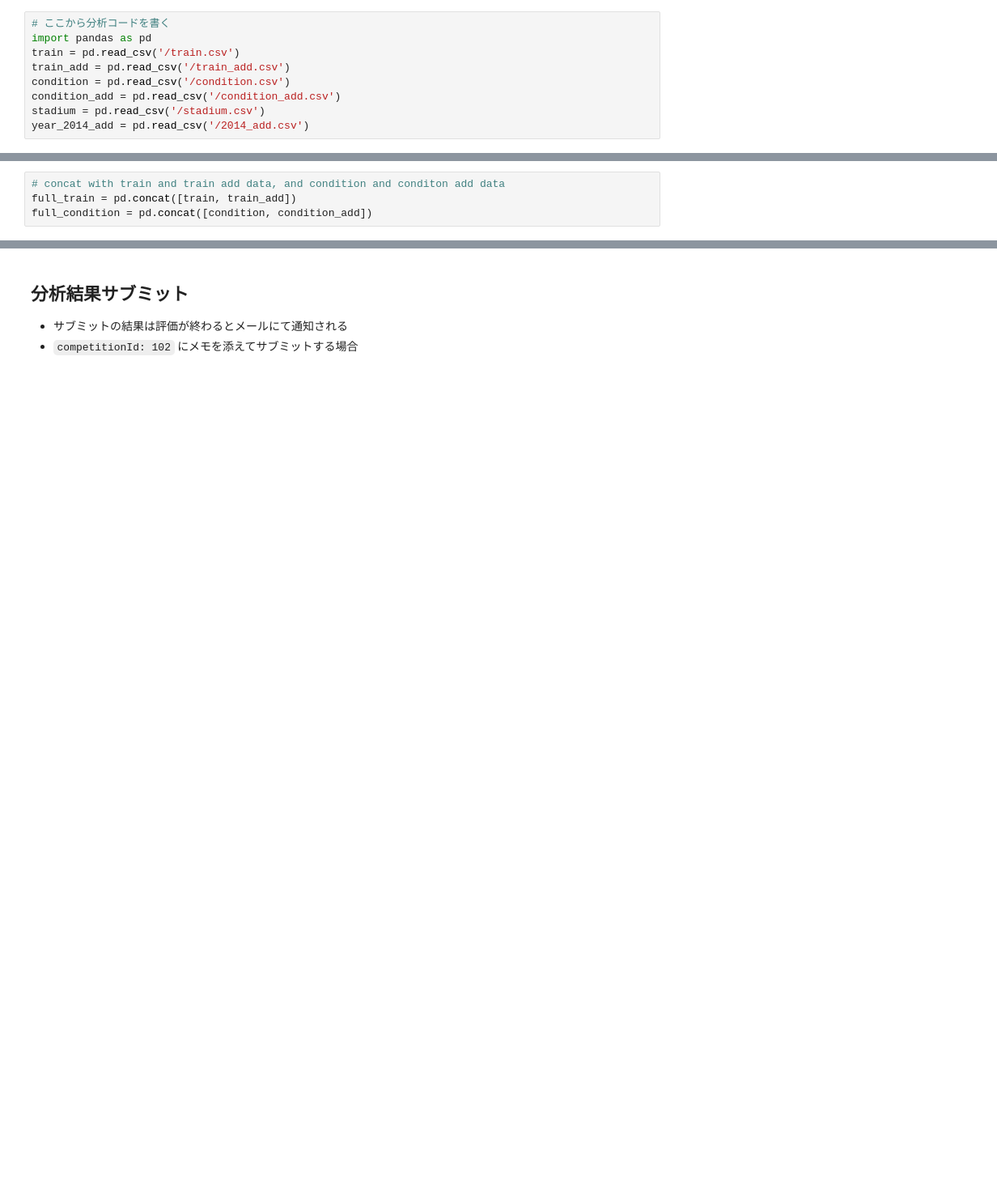
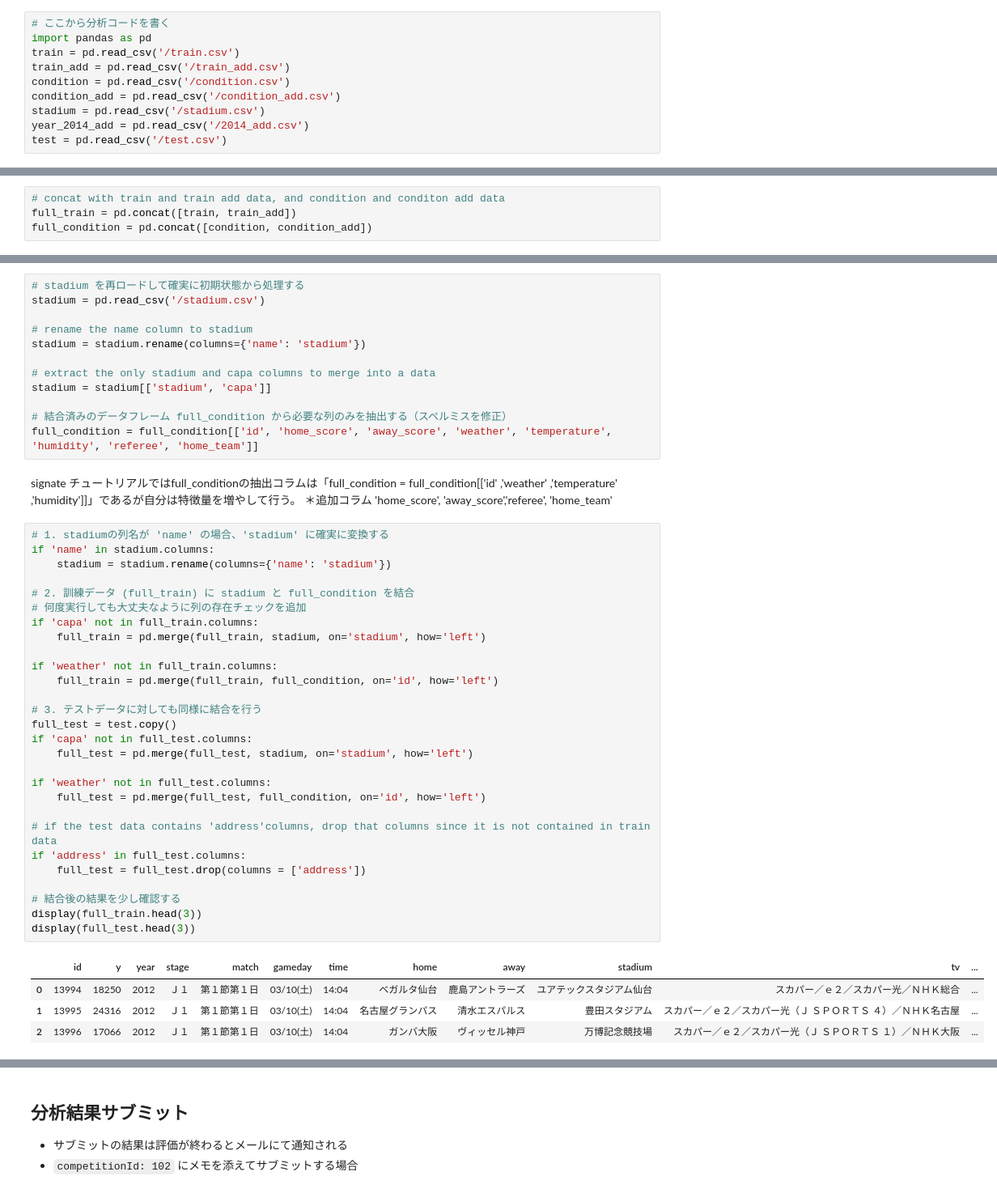
Before and after one commit to abaziri/signate-Jleague, a Jupyter notebook: tutorials/SIGNATE_Tutorial_for_Colaboratory.ipynb, the cells around one changed output, grey strips where cells are left out. Shown at 81% size. Saved outputs shown, nothing was run; the diff lists cells and outputs as text; blank space fills up the shorter version.

```diff
--- a/tutorials/SIGNATE_Tutorial_for_Colaboratory.ipynb
+++ b/tutorials/SIGNATE_Tutorial_for_Colaboratory.ipynb
@@ -168,6 +106,7 @@ condition = pd.read_csv('/condition.csv')
 condition_add = pd.read_csv('/condition_add.csv')
 stadium = pd.read_csv('/stadium.csv')
 year_2014_add = pd.read_csv('/2014_add.csv')
+test = pd.read_csv('/test.csv')
 # %%
 # check the detail of train and train add data
 display(train.head(3), train_add)
@@ -229,0 +132,49 @@ after:  (2304, 31)
+# %%
+# stadium を再ロードして確実に初期状態から処理する
+stadium = pd.read_csv('/stadium.csv')
+
+# rename the name column to stadium
+stadium = stadium.rename(columns={'name': 'stadium'})
+
+# extract the only stadium and capa columns to merge into a data
+stadium = stadium[['stadium', 'capa']]
+
+# 結合済みのデータフレーム full_condition から必要な列のみを抽出する（スペルミスを修正）
+full_condition = full_condition[['id', 'home_score', 'away_score', 'weather', 'temperature', 'humidity', 'referee', 'home_team']]
+# %% [markdown]
+signate チュートリアルではfull_conditionの抽出コラムは「full_condition = full_condition[['id' ,'weather' ,'temperature' ,'humidity']]」であるが自分は特徴量を増やして行う。
+＊追加コラム
+'home_score', 'away_score','referee', 'home_team'
+# %%
+# 1. stadiumの列名が 'name' の場合、'stadium' に確実に変換する
+if 'name' in stadium.columns:
+    stadium = stadium.rename(columns={'name': 'stadium'})
+
+# 2. 訓練データ (full_train) に stadium と full_condition を結合
+# 何度実行しても大丈夫なように列の存在チェックを追加
+if 'capa' not in full_train.columns:
+    full_train = pd.merge(full_train, stadium, on='stadium', how='left')
+
+if 'weather' not in full_train.columns:
+    full_train = pd.merge(full_train, full_condition, on='id', how='left')
+
+# 3. テストデータに対しても同様に結合を行う
+full_test = test.copy()
+if 'capa' not in full_test.columns:
+    full_test = pd.merge(full_test, stadium, on='stadium', how='left')
+
+if 'weather' not in full_test.columns:
+    full_test = pd.merge(full_test, full_condition, on='id', how='left')
+
+# if the test data contains 'address'columns, drop that columns since it is not contained in train data
+if 'address' in full_test.columns:
+    full_test = full_test.drop(columns = ['address'])
+
+# 結合後の結果を少し確認する
+display(full_train.head(3))
+display(full_test.head(3))
+# %% [output]
+|  | id | y | year | stage | match | gameday | time | home | away | stadium | tv | ... |
+| 0 | 13994 | 18250 | 2012 | Ｊ１ | 第１節第１日 | 03/10(土) | 14:04 | ベガルタ仙台 | 鹿島アントラーズ | ユアテックスタジアム仙台 | スカパー／ｅ２／スカパー光／ＮＨＫ総合 | ... |
+| 1 | 13995 | 24316 | 2012 | Ｊ１ | 第１節第１日 | 03/10(土) | 14:04 | 名古屋グランパス | 清水エスパルス | 豊田スタジアム | スカパー／ｅ２／スカパー光（Ｊ ＳＰＯＲＴＳ ４）／ＮＨＫ名古屋 | ... |
+| 2 | 13996 | 17066 | 2012 | Ｊ１ | 第１節第１日 | 03/10(土) | 14:04 | ガンバ大阪 | ヴィッセル神戸 | 万博記念競技場 | スカパー／ｅ２／スカパー光（Ｊ ＳＰＯＲＴＳ １）／ＮＨＫ大阪 | ... |
```
Also changed, not shown: parts of 17 cells of this notebook.
